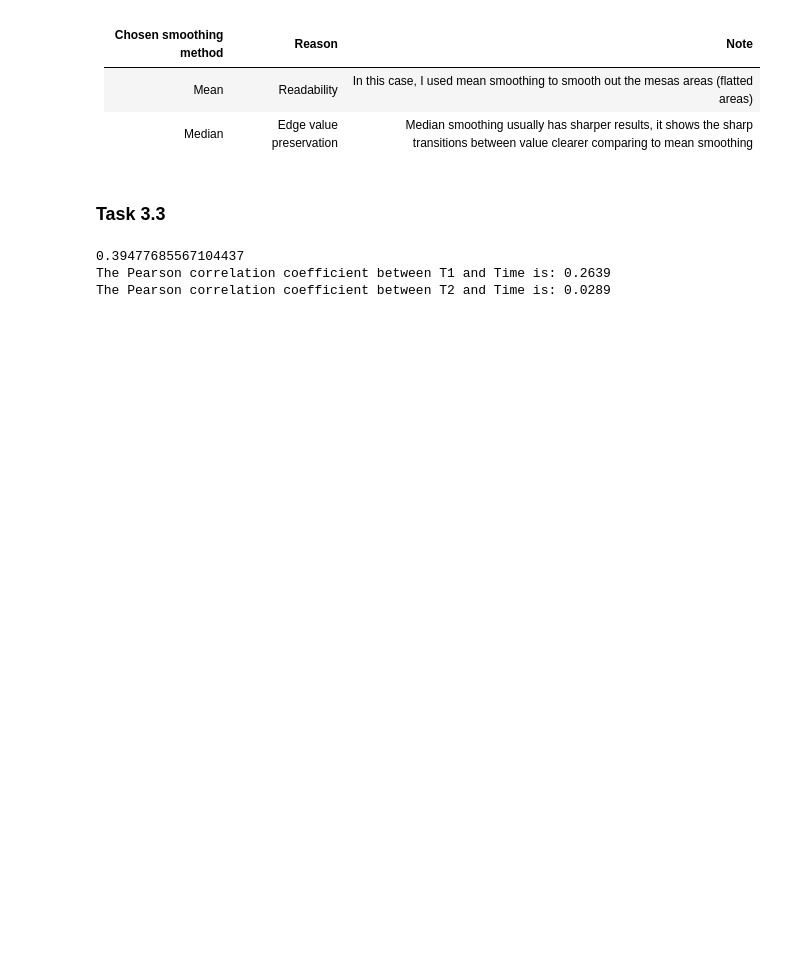
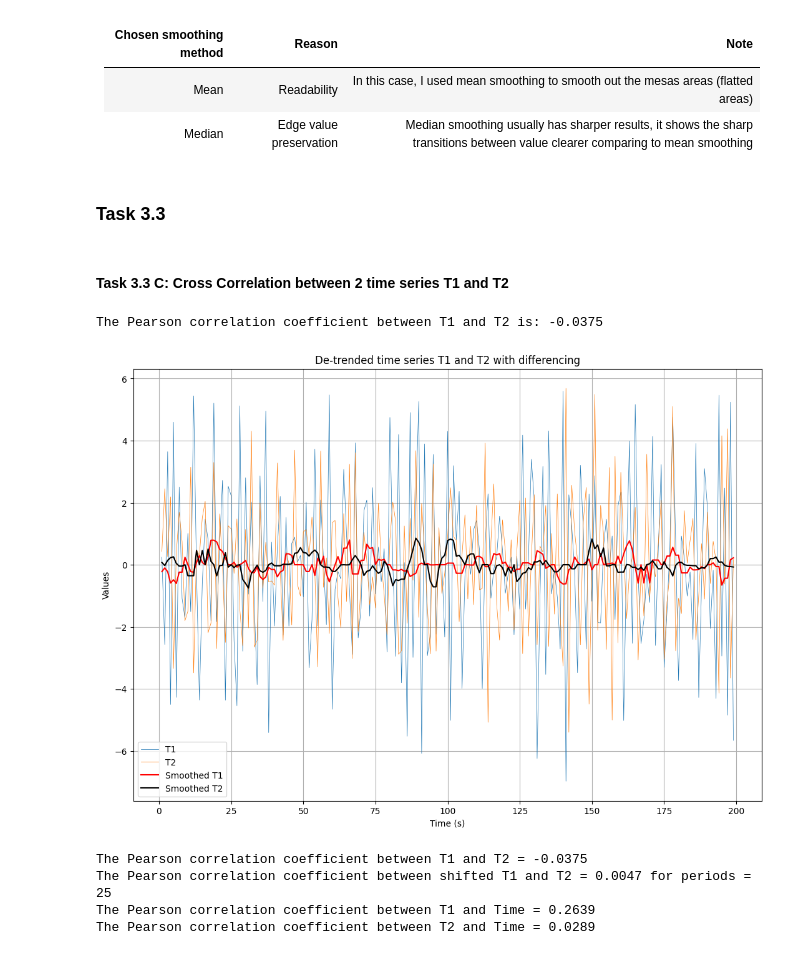
Before and after one commit to mpn1008/RM_assignments, a Jupyter notebook: RM_A03_Group_B/RM_A03_Group.ipynb, the cells around one changed output. Drawn from its saved outputs; the diff is of its cells as text; code cells hidden in the pictures; blank space fills up the shorter version.

Commit message:
task 3 cnt

```diff
--- a/RM_A03_Group_B/RM_A03_Group.ipynb
+++ b/RM_A03_Group_B/RM_A03_Group.ipynb
@@ -201,18 +201,3 @@ plt.show()
 |Median    | Edge value preservation |Median smoothing usually has sharper results, it shows the sharp transitions between value clearer comparing to mean smoothing|
 # %% [markdown]
 ### Task 3.3
-# %%
-# (A) trend, (B) cyclic variation, and (C) cross correlations
-t1_time = np.corrcoef(df['T1'], df['Time'])[0, 1]
-t2_time = np.corrcoef(df['T2'], df['Time'])[0, 1]
-print(df['T2'].autocorr(lag=50))
-# df.columns = ['Time', 'T1', 'T2']
-# df.set_index('Time')
-# df
-print(f"The Pearson correlation coefficient between T1 and Time is: {t1_time:.4f}")
-print(f"The Pearson correlation coefficient between T2 and Time is: {t2_time:.4f}")
-# df['T2'].describe()
-# %% [output]
-0.39477685567104437
-The Pearson correlation coefficient between T1 and Time is: 0.2639
-The Pearson correlation coefficient between T2 and Time is: 0.0289
@@ -229,0 +204,45 @@ The Pearson correlation coefficient between T2 and Time is: 0.0289
+# %% [markdown]
+#### Task 3.3 C: Cross Correlation between 2 time series T1 and T2
+# %%
+
+#(C) cross correlations
+#De-trend a time series
+detrended_series = df.diff().dropna()
+
+#Plot the detrended time series
+plt.plot(detrended_series['T1'], label='T1', linewidth=0.5)
+plt.plot(detrended_series['T2'], label='T2', linewidth=0.5)
+
+plt.plot(detrended_series['T1_resmooth'], label='Smoothed T1', color='red')
+plt.plot(detrended_series['T2_resmooth'], label='Smoothed T2', color='black')
+plt.title('De-trended time series T1 and T2 with differencing')
+plt.xlabel('Time (s)')
+plt.ylabel('Values')
+plt.legend()
+plt.grid()
+plt.show()
+# %% [output]
+The Pearson correlation coefficient between T1 and T2 is: -0.0375
+[figure, added]
+# %%
+#Calculate the Pearson Correlation Coefficient
+corr1, _ = pearsonr(detrended_series['T1'], detrended_series['T2'])
+print(f"The Pearson correlation coefficient between T1 and T2 = {corr1:.4f}")
+
+#Shift T1 and check correlation
+periods = 25
+shifted_1 = detrended_series['T1'].shift(periods=periods).dropna()
+
+corr2, _ = pearsonr(shifted_1,detrended_series['T2'].iloc[:-periods] )
+print(f"The Pearson correlation coefficient between shifted T1 and T2 = {corr2:.4f} for periods = {periods}")
+
+corr3, _ = pearsonr(df['T1'], df['Time'])
+print(f"The Pearson correlation coefficient between T1 and Time = {corr3:.4f}")
+
+corr4, _ = pearsonr(df['T2'], df['Time'])
+print(f"The Pearson correlation coefficient between T2 and Time = {corr4:.4f}")
+# %% [output]
+The Pearson correlation coefficient between T1 and T2 = -0.0375
+The Pearson correlation coefficient between shifted T1 and T2 = 0.0047 for periods = 25
+The Pearson correlation coefficient between T1 and Time = 0.2639
+The Pearson correlation coefficient between T2 and Time = 0.0289
```
Also changed, not shown: parts of 11 cells of this notebook.
